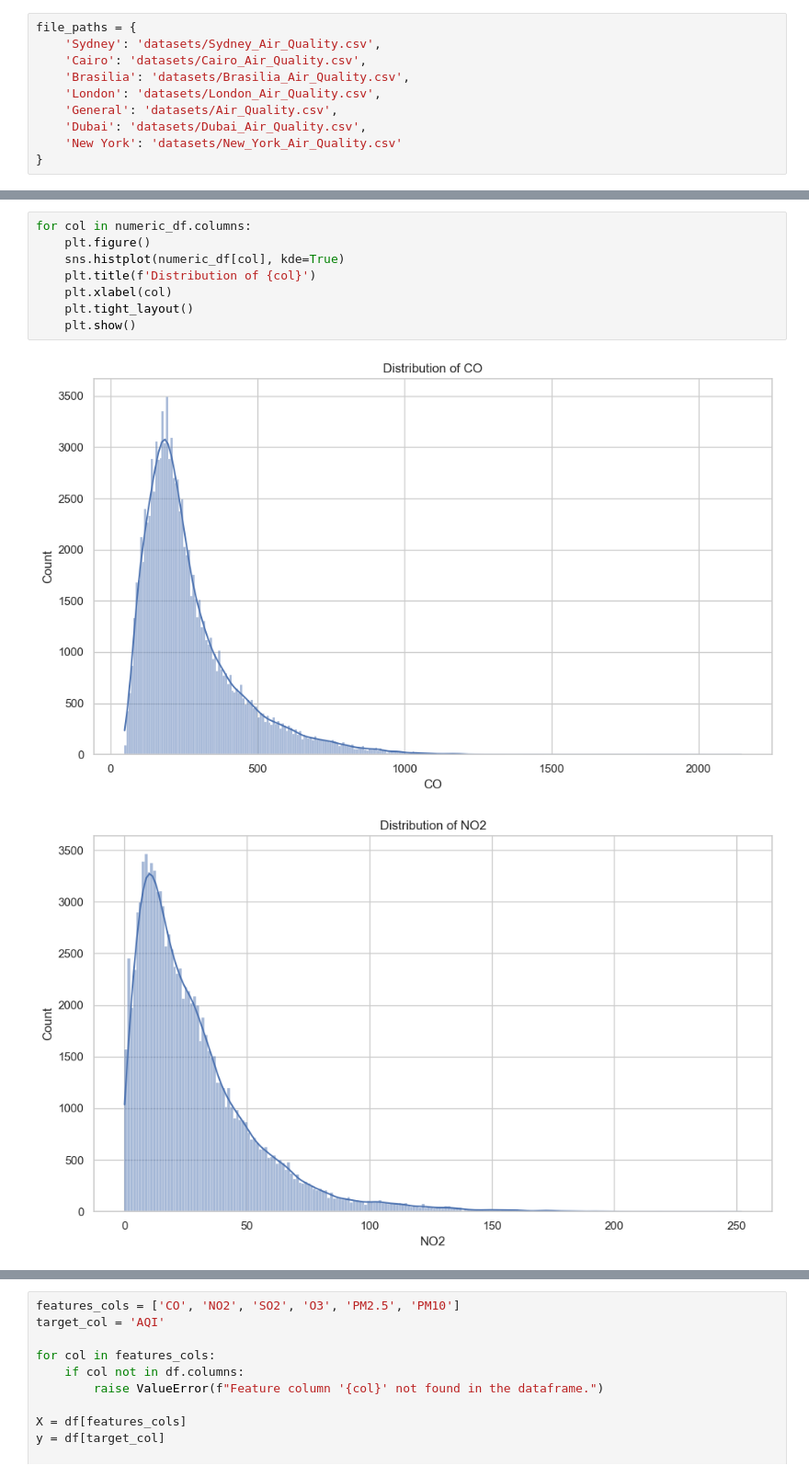
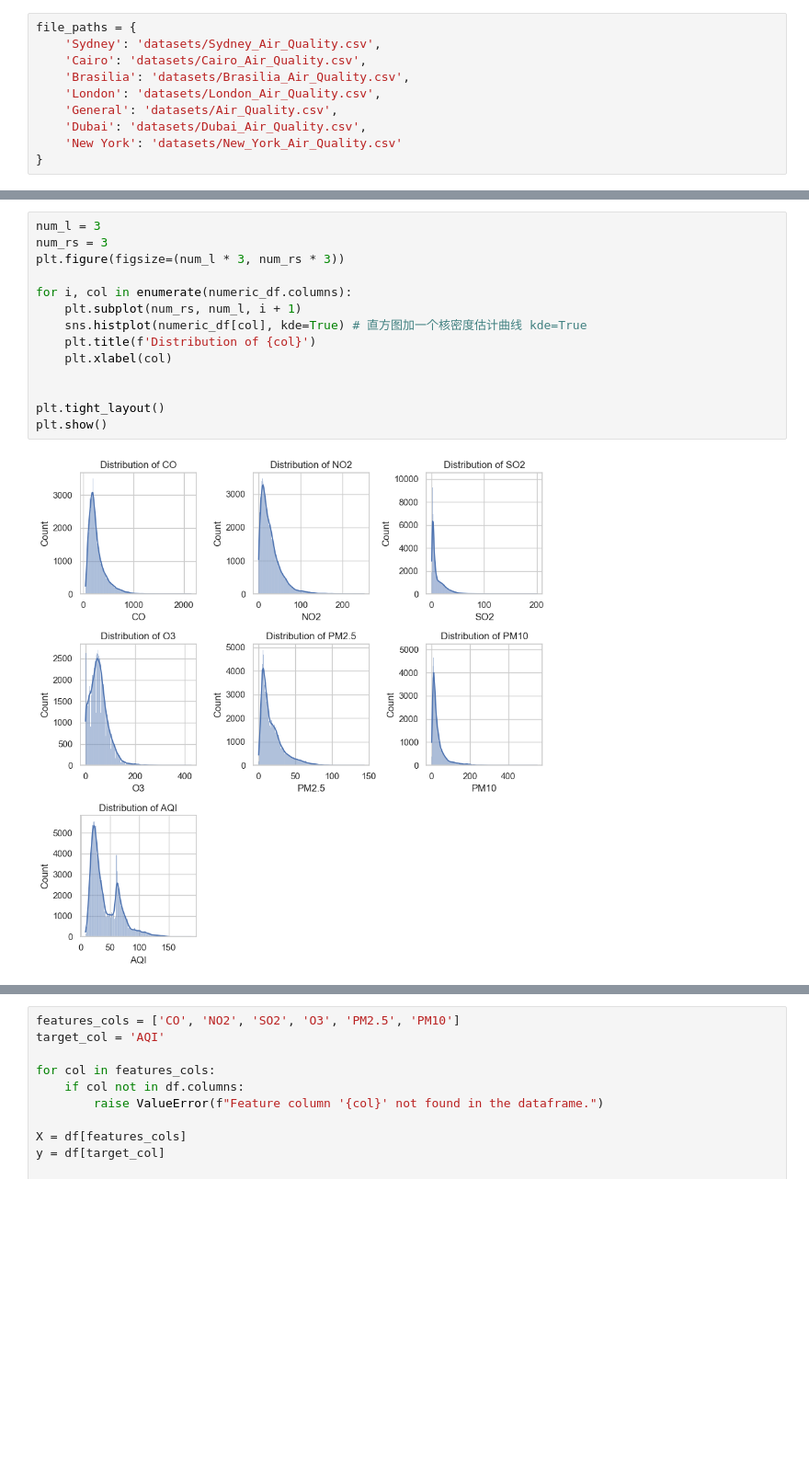
Before and after one commit to suxiao1824308603/Kaggle--project-practice, a Jupyter notebook: 1Global Air Quality (2023) - 6 Cities/Untitled-1.ipynb, the cells around one changed output, grey strips where cells are left out. Shown at 92% size. Cells and saved outputs as stored; diff of their text form; blank space fills up the shorter version.

```diff
--- a/1Global Air Quality (2023) - 6 Cities/Untitled-1.ipynb
+++ b/1Global Air Quality (2023) - 6 Cities/Untitled-1.ipynb
@@ -129,11 +135,16 @@ except Exception as e:
 # %%
-for col in numeric_df.columns:
-    plt.figure()
-    sns.histplot(numeric_df[col], kde=True)
+num_l = 3
+num_rs = 3
+plt.figure(figsize=(num_l * 3, num_rs * 3))
+
+for i, col in enumerate(numeric_df.columns):
+    plt.subplot(num_rs, num_l, i + 1)
+    sns.histplot(numeric_df[col], kde=True) # 直方图加一个核密度估计曲线 kde=True
     plt.title(f'Distribution of {col}')
     plt.xlabel(col)
-    plt.tight_layout()
-    plt.show()
+
+
+plt.tight_layout()
+plt.show()
 # %% [output]
-[figure, old version]
+[figure, new version]
-[figure, removed]
```
Also changed, not shown: parts of 34 cells of this notebook, 7 other files.
